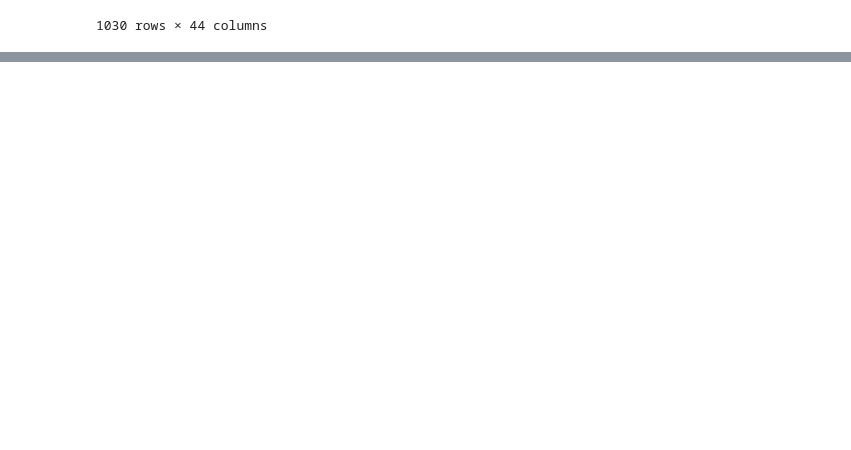
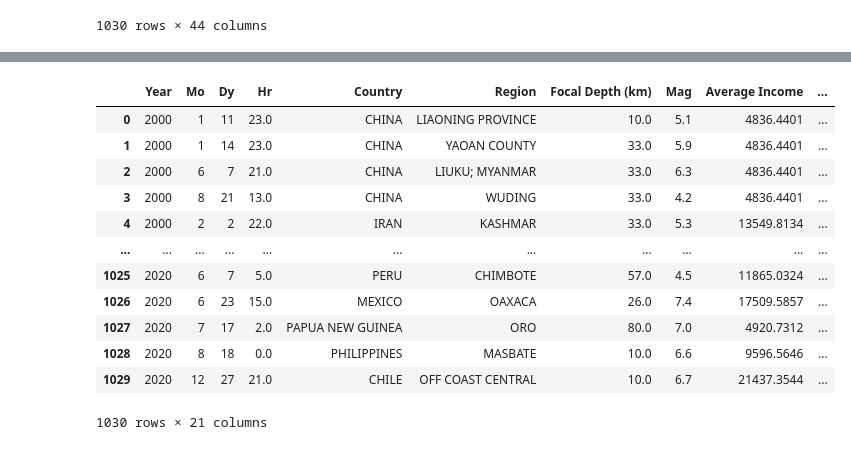
Before and after one commit to Awesomo1/Earthquake-Project, a Jupyter notebook: Master_Data_Frame.ipynb, the cells around one changed output, grey strips where cells are left out. Cells and saved outputs as stored; diff of their text form; code cells hidden in the pictures; blank space fills up the shorter version.

```diff
--- a/Master_Data_Frame.ipynb
+++ b/Master_Data_Frame.ipynb
@@ -120,0 +129,18 @@ master_df
+# %%
+columns_of_choice = ["Year","Mo","Dy","Hr","Country","Region","Focal Depth (km)", "Mag",  "Average Income", "p0p50_share", "Population density national", "Total Deaths","Total Injuries","Total Damage ($Mil)", "Total Houses Destroyed","Total Houses Damaged","Total Death Description","Total Injuries Description","Total Damage Description", "Total Houses Destroyed Description","Total Houses Damaged Description"]
+cleaned_df = master_df[columns_of_choice]
+cleaned_df
+# %% [output]
+|  | Year | Mo | Dy | Hr | Country | Region | Focal Depth (km) | Mag | Average Income | ... |
+| 0 | 2000 | 1 | 11 | 23.0 | CHINA | LIAONING PROVINCE | 10.0 | 5.1 | 4836.4401 | ... |
+| 1 | 2000 | 1 | 14 | 23.0 | CHINA | YAOAN COUNTY | 33.0 | 5.9 | 4836.4401 | ... |
+| 2 | 2000 | 6 | 7 | 21.0 | CHINA | LIUKU; MYANMAR | 33.0 | 6.3 | 4836.4401 | ... |
+| 3 | 2000 | 8 | 21 | 13.0 | CHINA | WUDING | 33.0 | 4.2 | 4836.4401 | ... |
+| 4 | 2000 | 2 | 2 | 22.0 | IRAN | KASHMAR | 33.0 | 5.3 | 13549.8134 | ... |
+| ... | ... | ... | ... | ... | ... | ... | ... | ... | ... | ... |
+| 1025 | 2020 | 6 | 7 | 5.0 | PERU | CHIMBOTE | 57.0 | 4.5 | 11865.0324 | ... |
+| 1026 | 2020 | 6 | 23 | 15.0 | MEXICO | OAXACA | 26.0 | 7.4 | 17509.5857 | ... |
+| 1027 | 2020 | 7 | 17 | 2.0 | PAPUA NEW GUINEA | ORO | 80.0 | 7.0 | 4920.7312 | ... |
+| 1028 | 2020 | 8 | 18 | 0.0 | PHILIPPINES | MASBATE | 10.0 | 6.6 | 9596.5646 | ... |
+| 1029 | 2020 | 12 | 27 | 21.0 | CHILE | OFF COAST CENTRAL | 10.0 | 6.7 | 21437.3544 | ... |
+1030 rows × 21 columns
```
Also changed, not shown: parts of 14 cells of this notebook.
